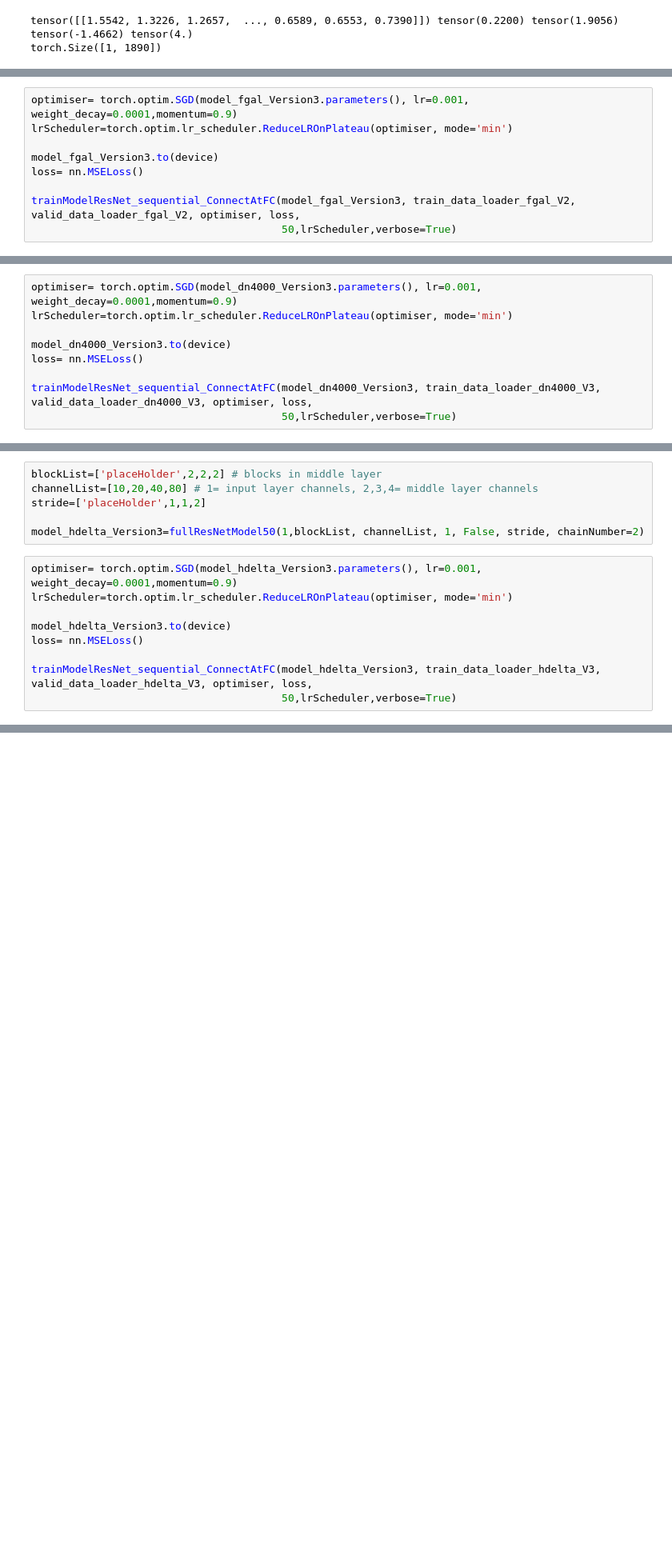
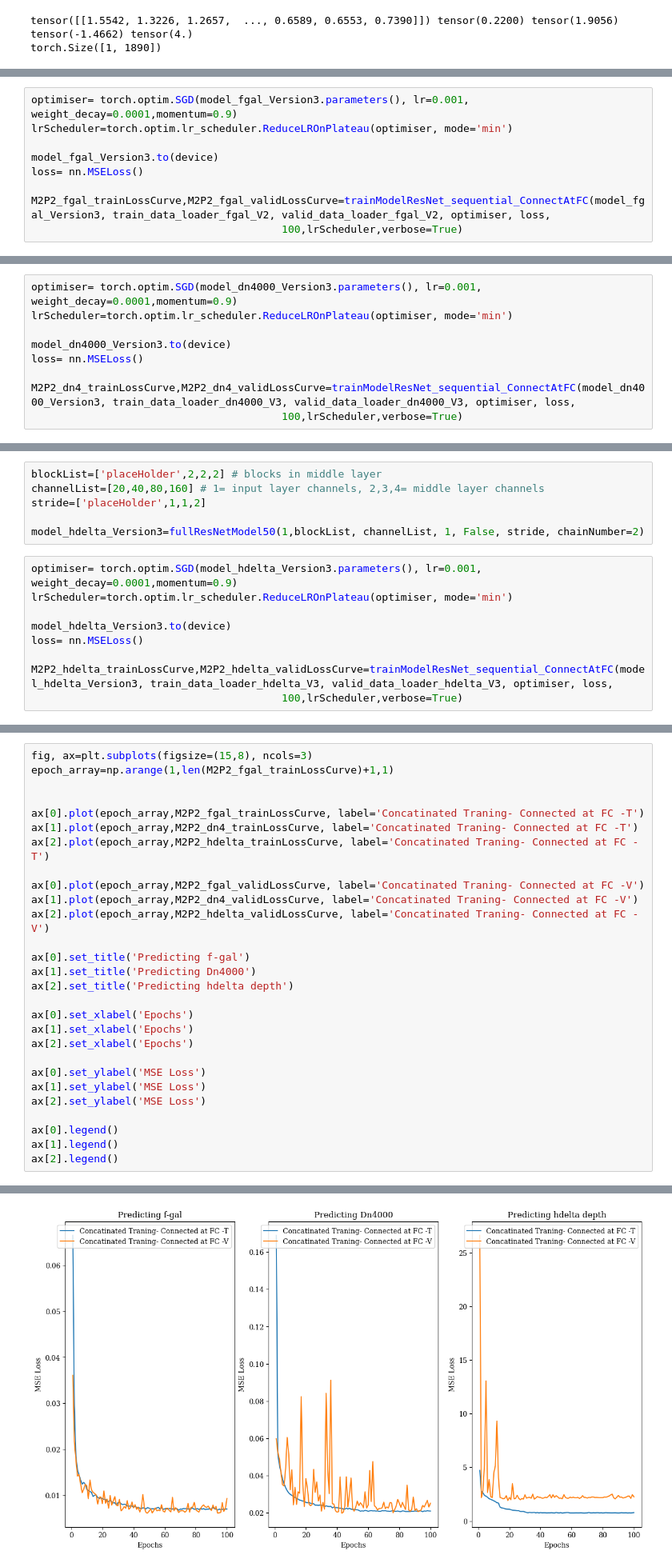
Before and after one commit to Muse-M/FinalYearProject, a Jupyter notebook: QSO_+_Many_gal_+_Noise.ipynb, the cells around one changed output, grey strips where cells are left out. Shown at 80% size. Cells and saved outputs as stored; diff of their text form; blank space fills up the shorter version.

```diff
--- a/QSO_+_Many_gal_+_Noise.ipynb
+++ b/QSO_+_Many_gal_+_Noise.ipynb
@@ -1044,6 +1126,6 @@ lrScheduler=torch.optim.lr_scheduler.ReduceLROnPlateau(optimiser, mode='min')
 model_fgal_Version3.to(device)
 loss= nn.MSELoss()
 
-trainModelResNet_sequential_ConnectAtFC(model_fgal_Version3, train_data_loader_fgal_V2, valid_data_loader_fgal_V2, optimiser, loss,
-                                        50,lrScheduler,verbose=True)
+M2P2_fgal_trainLossCurve,M2P2_fgal_validLossCurve=trainModelResNet_sequential_ConnectAtFC(model_fgal_Version3, train_data_loader_fgal_V2, valid_data_loader_fgal_V2, optimiser, loss,
+                                        100,lrScheduler,verbose=True)
 # %% [output]
@@ -1093,6 +1179,6 @@ lrScheduler=torch.optim.lr_scheduler.ReduceLROnPlateau(optimiser, mode='min')
 model_dn4000_Version3.to(device)
 loss= nn.MSELoss()
 
-trainModelResNet_sequential_ConnectAtFC(model_dn4000_Version3, train_data_loader_dn4000_V3, valid_data_loader_dn4000_V3, optimiser, loss,
-                                        50,lrScheduler,verbose=True)
+M2P2_dn4_trainLossCurve,M2P2_dn4_validLossCurve=trainModelResNet_sequential_ConnectAtFC(model_dn4000_Version3, train_data_loader_dn4000_V3, valid_data_loader_dn4000_V3, optimiser, loss,
+                                        100,lrScheduler,verbose=True)
 # %% [output]
@@ -1137,7 +1227,7 @@ train_data_loader_hdelta_V3 = data.DataLoader(hdelta_dataset_train, batch_size=T
 valid_data_loader_hdelta_V3 = data.DataLoader(hdelta_dataset_valid, batch_size=VALID_BATCH_SIZE, shuffle=False)
 # %%
 blockList=['placeHolder',2,2,2] # blocks in middle layer
-channelList=[10,20,40,80] # 1= input layer channels, 2,3,4= middle layer channels
+channelList=[20,40,80,160] # 1= input layer channels, 2,3,4= middle layer channels
 stride=['placeHolder',1,1,2]
 
 model_hdelta_Version3=fullResNetModel50(1,blockList, channelList, 1, False, stride, chainNumber=2)
@@ -1148,6 +1238,6 @@ lrScheduler=torch.optim.lr_scheduler.ReduceLROnPlateau(optimiser, mode='min')
 model_hdelta_Version3.to(device)
 loss= nn.MSELoss()
 
-trainModelResNet_sequential_ConnectAtFC(model_hdelta_Version3, train_data_loader_hdelta_V3, valid_data_loader_hdelta_V3, optimiser, loss,
-                                        50,lrScheduler,verbose=True)
+M2P2_hdelta_trainLossCurve,M2P2_hdelta_validLossCurve=trainModelResNet_sequential_ConnectAtFC(model_hdelta_Version3, train_data_loader_hdelta_V3, valid_data_loader_hdelta_V3, optimiser, loss,
+                                        100,lrScheduler,verbose=True)
 # %% [output]
@@ -1159,0 +1256,29 @@ Epoch No: 41 Train loss:  0.9521034171635454 Valid loss: tensor(2.3209, device='
+# %%
+fig, ax=plt.subplots(figsize=(15,8), ncols=3)
+epoch_array=np.arange(1,len(M2P2_fgal_trainLossCurve)+1,1)
+
+
+ax[0].plot(epoch_array,M2P2_fgal_trainLossCurve, label='Concatinated Traning- Connected at FC -T')
+ax[1].plot(epoch_array,M2P2_dn4_trainLossCurve, label='Concatinated Traning- Connected at FC -T')
+ax[2].plot(epoch_array,M2P2_hdelta_trainLossCurve, label='Concatinated Traning- Connected at FC -T')
+
+ax[0].plot(epoch_array,M2P2_fgal_validLossCurve, label='Concatinated Traning- Connected at FC -V')
+ax[1].plot(epoch_array,M2P2_dn4_validLossCurve, label='Concatinated Traning- Connected at FC -V')
+ax[2].plot(epoch_array,M2P2_hdelta_validLossCurve, label='Concatinated Traning- Connected at FC -V')
+
+ax[0].set_title('Predicting f-gal')
+ax[1].set_title('Predicting Dn4000')
+ax[2].set_title('Predicting hdelta depth')
+
+ax[0].set_xlabel('Epochs')
+ax[1].set_xlabel('Epochs')
+ax[2].set_xlabel('Epochs')
+
+ax[0].set_ylabel('MSE Loss')
+ax[1].set_ylabel('MSE Loss')
+ax[2].set_ylabel('MSE Loss')
+
+ax[0].legend()
+ax[1].legend()
+ax[2].legend()
+# %% [output]
@@ -1160,3 +1286,4 @@ Epoch No: 41 Train loss:  0.9521034171635454 Valid loss: tensor(2.3209, device='
+[figure, added]
 # %% [markdown]
 ## Simultaneous traning
 # %%
```
Also changed, not shown: parts of 49 cells of this notebook.
